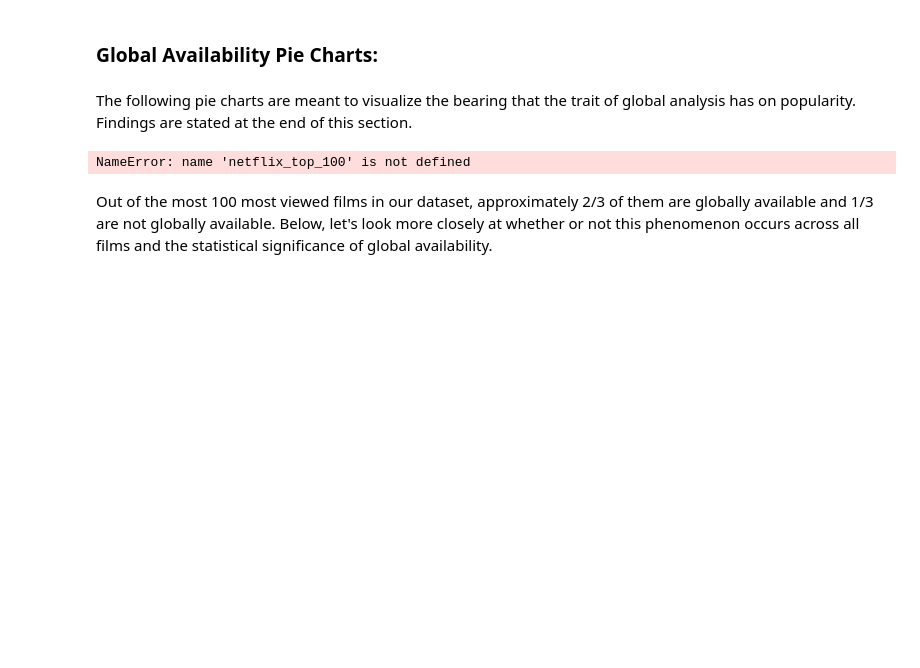
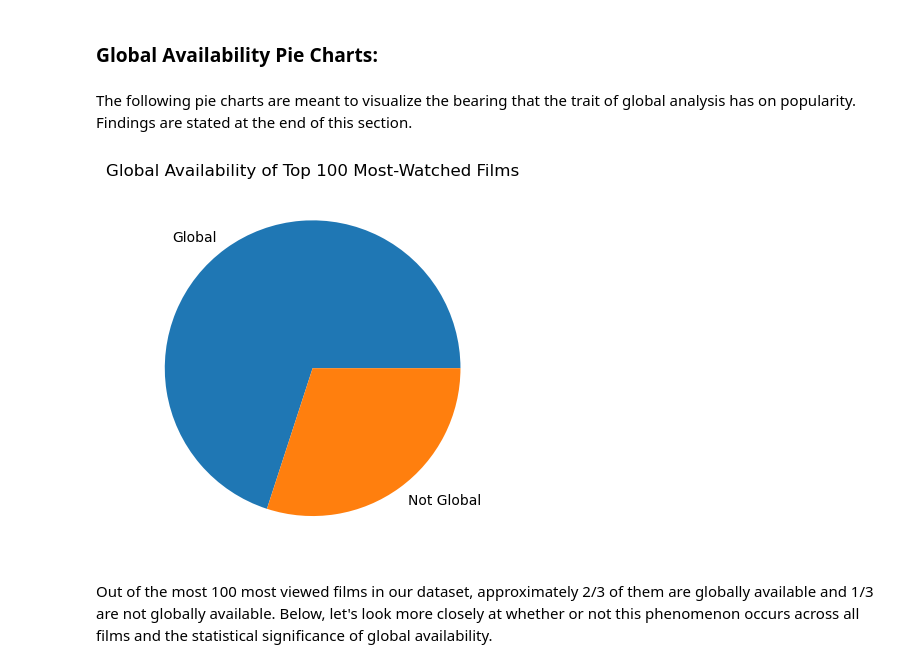
Before and after one commit to xuanlianliu/Data_Science_Project, a Jupyter notebook: Netflix.ipynb, the cells around one changed output. Saved outputs shown, nothing was run; the diff lists cells and outputs as text; code cells hidden in the pictures; blank space fills up the shorter version.

```diff
--- a/Netflix.ipynb
+++ b/Netflix.ipynb
@@ -203,20 +203,25 @@ sns.scatterplot(x = netflix_df['averageRating'],
 The following pie charts are meant to visualize the bearing that the trait of global analysis has on popularity. Findings are stated at the end of this section.
 # %%
 #Top 100 viewed films by global availability
+netflix_top_100 = duckdb.sql("""SELECT *
+                                FROM netflix_df
+                                WHERE Views is NOT NULL
+                                ORDER BY Views
+                                DESC LIMIT 100""").df()
 yes_count = (netflix_top_100["Global"]=="Yes").sum()
 no_count  = (netflix_top_100["Global"]=="No").sum()
 
 y = np.array([yes_count, no_count])
 mylabels = ["Global", "Not Global"]
 
 plt.pie(y, labels = mylabels)
 plt.title("Global Availability of Top 100 Most-Watched Films")
 plt.show()
 
 #creating pie chart source:
 #https://www.w3schools.com/python/matplotlib_pie_charts.asp
 # %% [output]
-NameError: name 'netflix_top_100' is not defined
+[figure, added]
 # %% [markdown]
 Out of the most 100 most viewed films in our dataset, approximately 2/3 of them are globally available and 1/3 are not globally available. Below, let's look more closely at whether or not this phenomenon occurs across all films and the statistical significance of global availability.
 # %% [markdown]
```
Also changed, not shown: parts of 7 cells of this notebook.
